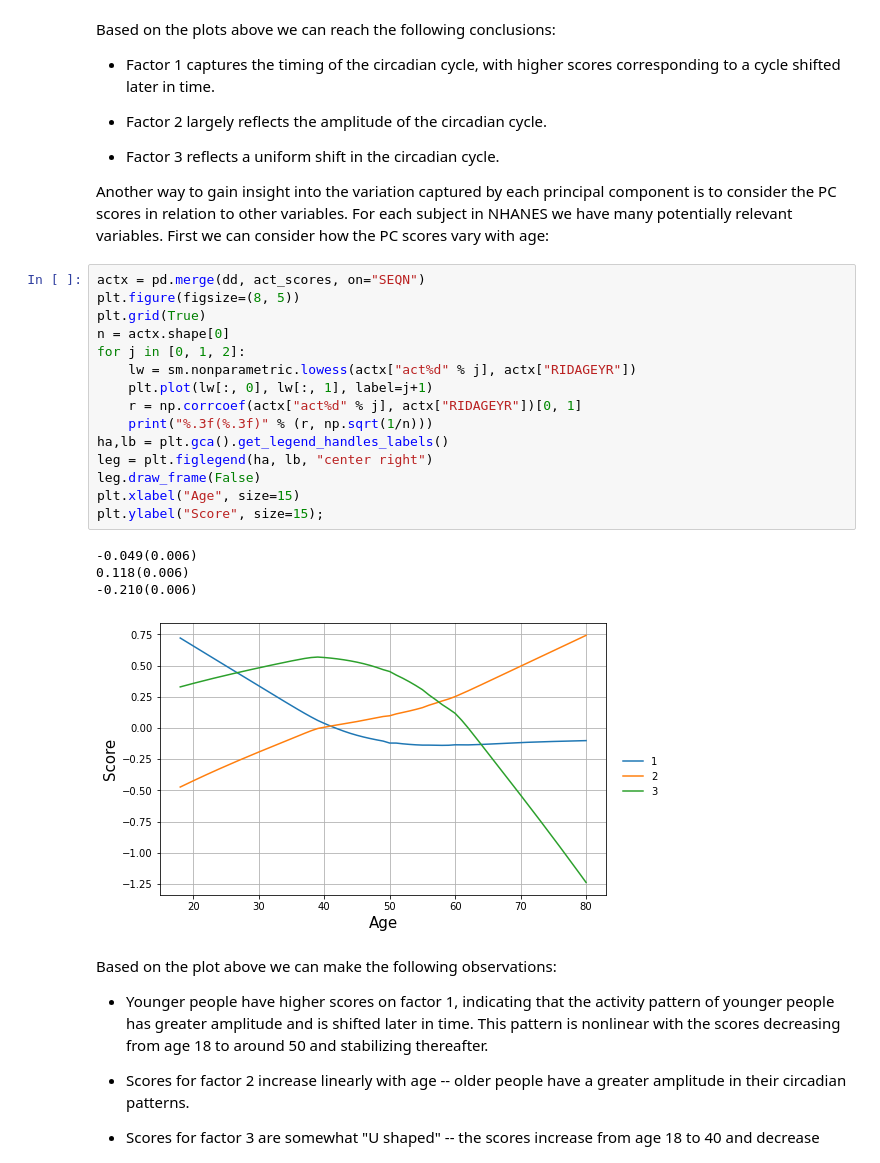
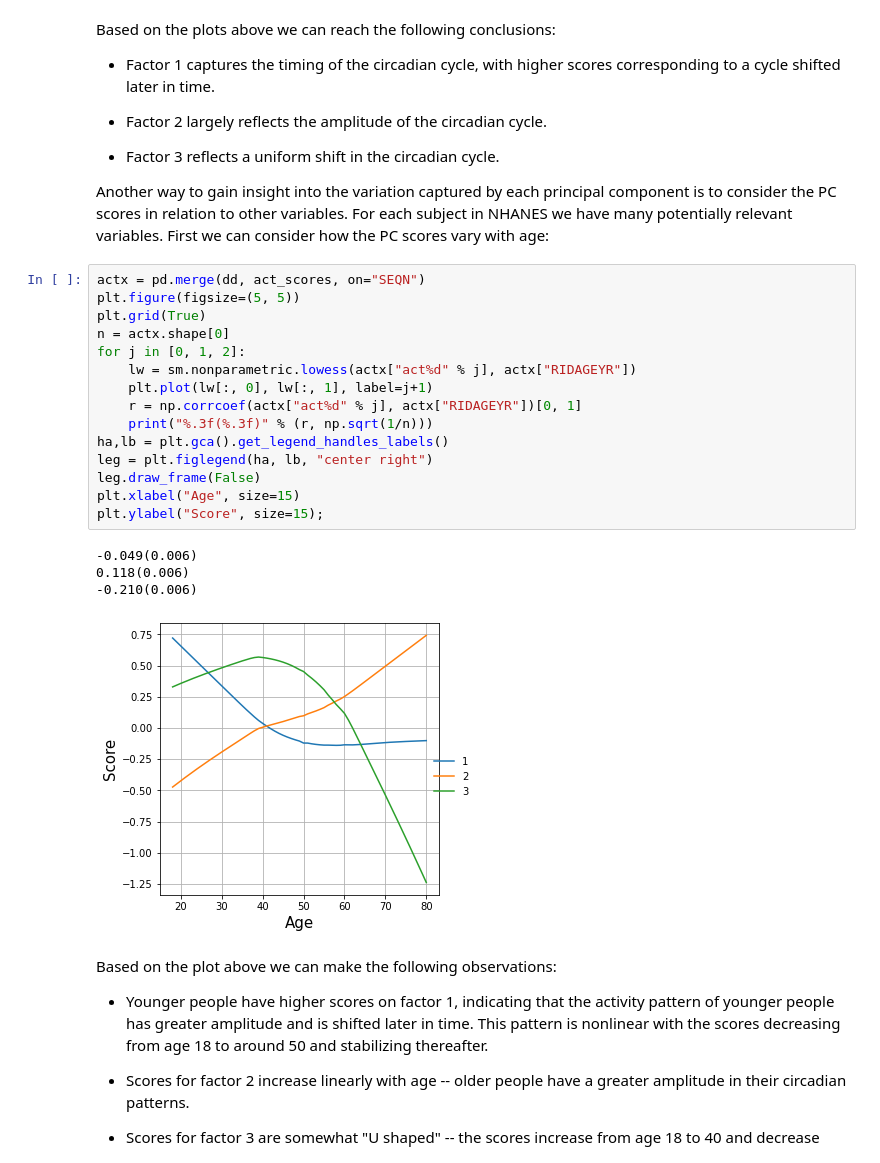
Before and after one commit to kshedden/case_studies, a Jupyter notebook: nhanes_activity/physical_activity.ipynb, the cells around one changed output. Drawn from its saved outputs; the diff is of its cells as text.

```diff
--- a/nhanes_activity/physical_activity.ipynb
+++ b/nhanes_activity/physical_activity.ipynb
@@ -268,24 +270,24 @@ Based on the plots above we can reach the following conclusions:
 Another way to gain insight into the variation captured by each principal component is to consider the PC scores in relation to other variables.  For each subject in NHANES we have many potentially relevant variables.  First we can consider how the PC scores vary with age:
 # %%
 actx = pd.merge(dd, act_scores, on="SEQN")
-plt.figure(figsize=(8, 5))
+plt.figure(figsize=(5, 5))
 plt.grid(True)
 n = actx.shape[0]
 for j in [0, 1, 2]:
     lw = sm.nonparametric.lowess(actx["act%d" % j], actx["RIDAGEYR"])
     plt.plot(lw[:, 0], lw[:, 1], label=j+1)
     r = np.corrcoef(actx["act%d" % j], actx["RIDAGEYR"])[0, 1]
     print("%.3f(%.3f)" % (r, np.sqrt(1/n)))
 ha,lb = plt.gca().get_legend_handles_labels()
 leg = plt.figlegend(ha, lb, "center right")
 leg.draw_frame(False)
 plt.xlabel("Age", size=15)
 plt.ylabel("Score", size=15);
 # %% [output]
 -0.049(0.006)
 0.118(0.006)
 -0.210(0.006)
-[figure, old version]
+[figure, new version]
 # %% [markdown]
 Based on the plot above we can make the following observations:
 
```
Also changed, not shown: parts of 7 cells of this notebook, 2 other files.
